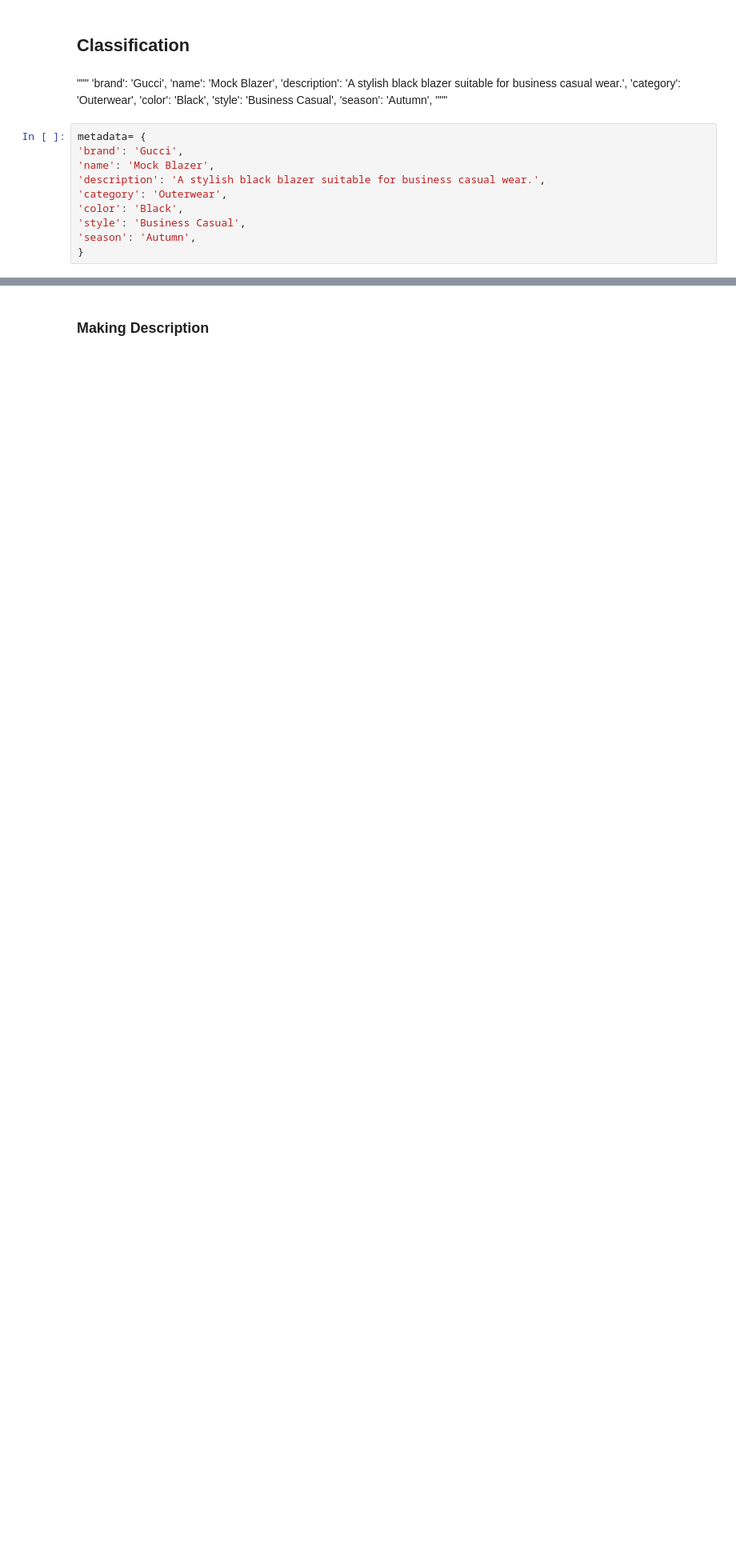
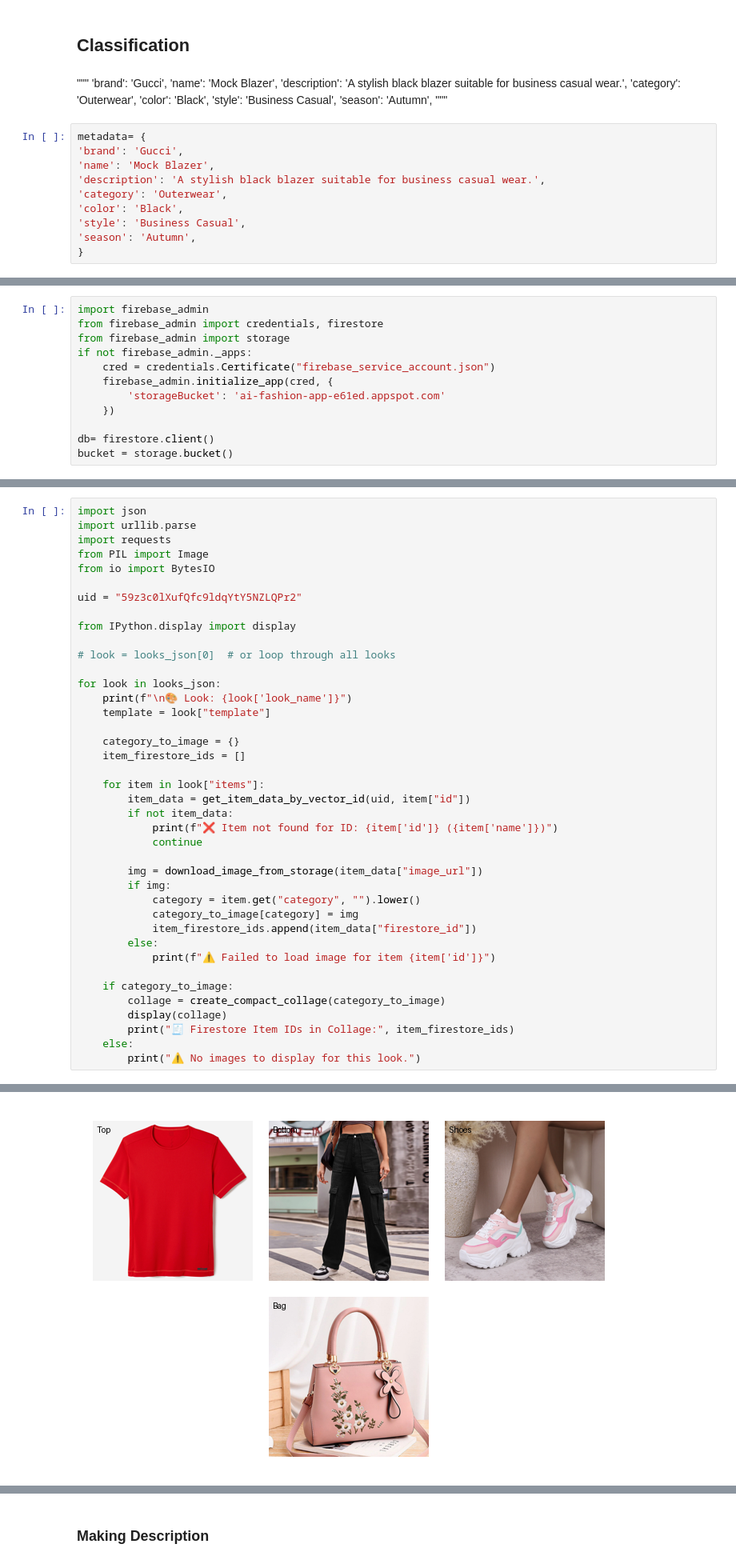
Before and after one commit to Avitra2002/AIFashionCompanion, a Jupyter notebook: fashion_backend/LLM_backend.ipynb, the cells around one changed output, grey strips where cells are left out. Shown: that part at 80% size. Saved outputs shown, nothing was run; the diff lists cells and outputs as text; blank space fills up the shorter version.

Commit message:
Added chatbot Ai logic and results, Save look to firebase

```diff
--- a/fashion_backend/LLM_backend.ipynb
+++ b/fashion_backend/LLM_backend.ipynb
@@ -357,0 +538,12 @@ metadata= {
+# %%
+import firebase_admin
+from firebase_admin import credentials, firestore
+from firebase_admin import storage
+if not firebase_admin._apps:
+    cred = credentials.Certificate("firebase_service_account.json")
+    firebase_admin.initialize_app(cred, {
+        'storageBucket': 'ai-fashion-app-e61ed.appspot.com'
+    })
+
+db= firestore.client()
+bucket = storage.bucket()
@@ -357,0 +652,41 @@ metadata= {
+# %%
+import json
+import urllib.parse
+import requests
+from PIL import Image
+from io import BytesIO
+
+uid = "59z3c0lXufQfc9ldqYtY5NZLQPr2"
+
+from IPython.display import display
+
+# look = looks_json[0]  # or loop through all looks
+
+for look in looks_json:
+    print(f"\n🎨 Look: {look['look_name']}")
+    template = look["template"]
+
+    category_to_image = {}
+    item_firestore_ids = []
+
+    for item in look["items"]:
+        item_data = get_item_data_by_vector_id(uid, item["id"])
+        if not item_data:
+            print(f"❌ Item not found for ID: {item['id']} ({item['name']})")
+            continue
+
+        img = download_image_from_storage(item_data["image_url"])
+        if img:
+            category = item.get("category", "").lower()
+            category_to_image[category] = img
+            item_firestore_ids.append(item_data["firestore_id"])
+        else:
+            print(f"⚠️ Failed to load image for item {item['id']}")
+
+    if category_to_image:
+        collage = create_compact_collage(category_to_image)
+        display(collage)
+        print("🧾 Firestore Item IDs in Collage:", item_firestore_ids)
+    else:
+        print("⚠️ No images to display for this look.")
+# %% [output]
@@ -357,0 +698 @@ metadata= {
+[figure, added]
```
Also changed, not shown: parts of 10 cells of this notebook, 9 other files.
